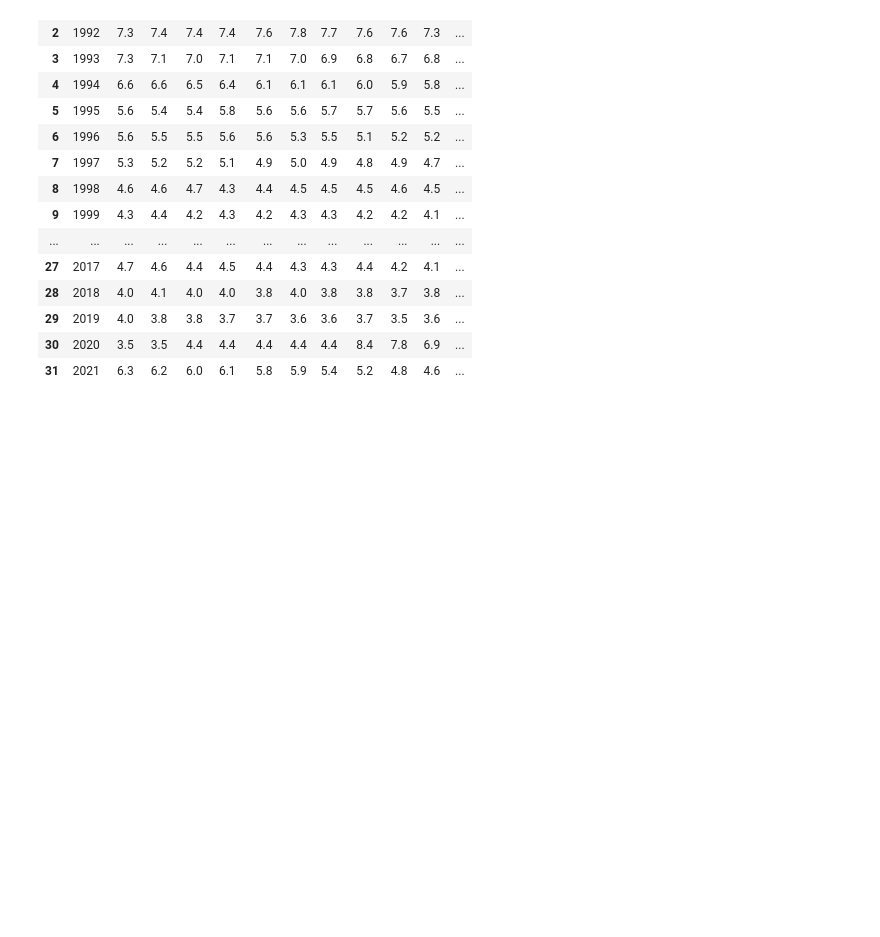
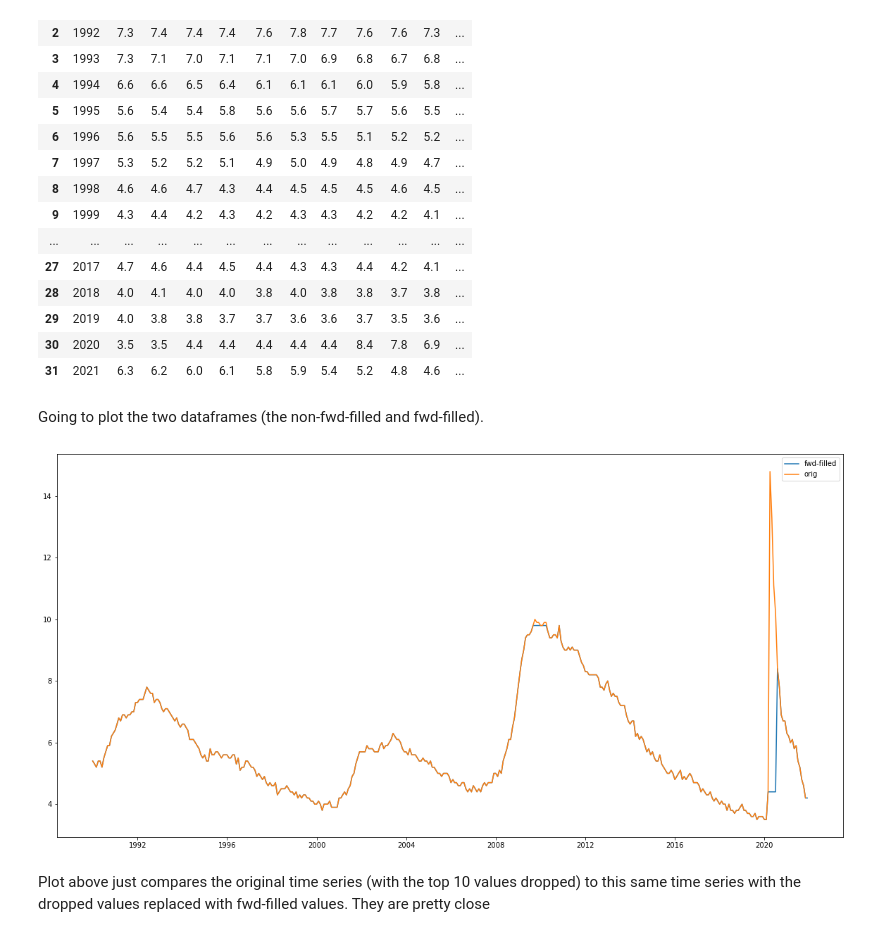
Before and after one commit to michael-a-green/BookRepo, a Jupyter notebook: Ch02/My_Notebook_Ch02.ipynb, the cells around one changed output. Saved outputs shown, nothing was run; the diff lists cells and outputs as text; code cells hidden in the pictures; blank space fills up the shorter version.

Commit message:
updates to fwd-filled and added a plot to compare the two just like in the book, but with python instead of R

```diff
--- a/Ch02/My_Notebook_Ch02.ipynb
+++ b/Ch02/My_Notebook_Ch02.ipynb
@@ -906,3 +906,75 @@ bls_unemployment_tops_fwdfilled_df
 | 29 | 2019 | 4.0 | 3.8 | 3.8 | 3.7 | 3.7 | 3.6 | 3.6 | 3.7 | 3.5 | 3.6 | ... |
 | 30 | 2020 | 3.5 | 3.5 | 4.4 | 4.4 | 4.4 | 4.4 | 4.4 | 8.4 | 7.8 | 6.9 | ... |
 | 31 | 2021 | 6.3 | 6.2 | 6.0 | 6.1 | 5.8 | 5.9 | 5.4 | 5.2 | 4.8 | 4.6 | ... |
+# %%
+def return_month_number(month_name):
+    for lomn_idx, lomn_val in enumerate(List_Of_Month_Names):
+        if month_name == lomn_val:
+            return (lomn_idx + 1)
+
+    print("Error: Could not find ",month_name," in List_Of_Month_Names = ",List_Of_Month_Names)
+# %% [markdown]
+
+
+Going to plot the two dataframes (the non-fwd-filled and fwd-filled).
+# %%
+#Unroll the DF into a dictionary of unemp numbers and (Year,Month) tuples
+# TODO: Make this a function: It's used in a lot of places
+bls_unemployment_tops_fwdfilled_unrolled_dict = {}
+
+bls_unemployment_unrolled_dict = {}
+
+for myrow in bls_unemployment_tops_fwdfilled_df.iterrows():
+    #do this so i can select columns by name (prob other ways to do it)
+    temp_row = myrow[1]
+
+    temp_row_year = temp_row["Year"]
+
+    for mymonth in List_Of_Month_Names:
+        month_number = return_month_number(mymonth)
+        #always assuming the date of the report is the 1st. I think it's the first Friday of every month.
+        #TODO: convert date to always be the first friday of that (month,year) tuple
+        bls_unemployment_tops_fwdfilled_unrolled_dict[datetime.date(year=int(temp_row_year),month=month_number,day=1)] = temp_row[mymonth]
+
+
+
+#Sort the dictionary by the values (the unemp numbers)
+bls_unemployment_tops_fwdfilled_unrolled_list = sorted(bls_unemployment_tops_fwdfilled_unrolled_dict.items(), key=lambda x:x[0])
+bls_unemployment_tops_fwdfilled_unrolled_dict = dict(bls_unemployment_tops_fwdfilled_unrolled_list)
+
+
+
+for myrow in bls_unemployment_df.iterrows():
+    #do this so i can select columns by name (prob other ways to do it)
+    temp_row = myrow[1]
+
+    temp_row_year = temp_row["Year"]
+
+    for mymonth in List_Of_Month_Names:
+        month_number = return_month_number(mymonth)
+        #always assuming the date of the report is the 1st. I think it's the first Friday of every month.
+        #TODO: convert date to always be the first friday of that (month,year) tuple
+        if not(math.isnan(temp_row[mymonth])):
+            bls_unemployment_unrolled_dict[datetime.date(year=int(temp_row_year),month=month_number,day=1)] = temp_row[mymonth]
+
+#Sort the dictionary by the values (the unemp numbers)
+bls_unemployment_unrolled_list = sorted(bls_unemployment_unrolled_dict.items(), key=lambda x:x[0])
+bls_unemployment_unrolled_dict = dict(bls_unemployment_unrolled_list)
+
+
+
+
+
+
+
+plt.figure(figsize=(20,10))
+plt.plot( list(bls_unemployment_tops_fwdfilled_unrolled_dict.keys()),
+         list(bls_unemployment_tops_fwdfilled_unrolled_dict.values()))
+plt.plot( list(bls_unemployment_unrolled_dict.keys()),
+         list(bls_unemployment_unrolled_dict.values()))
+plt.legend(["fwd-filled","orig"]);
+#plt.show()
+# %% [output]
+[figure, added]
+# %% [markdown]
+Plot above just compares the original time series (with the top 10 values dropped) to this same time series with the dropped values replaced with fwd-filled values. They are pretty close
```
Also changed, not shown: parts of 7 cells of this notebook.
